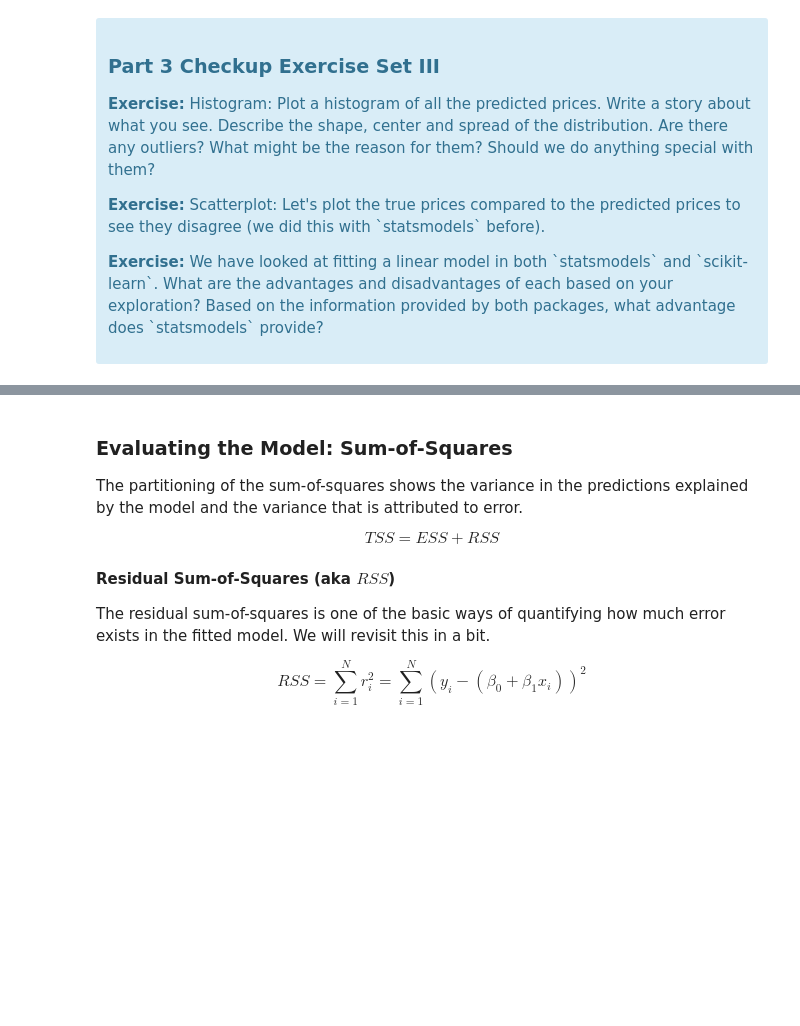
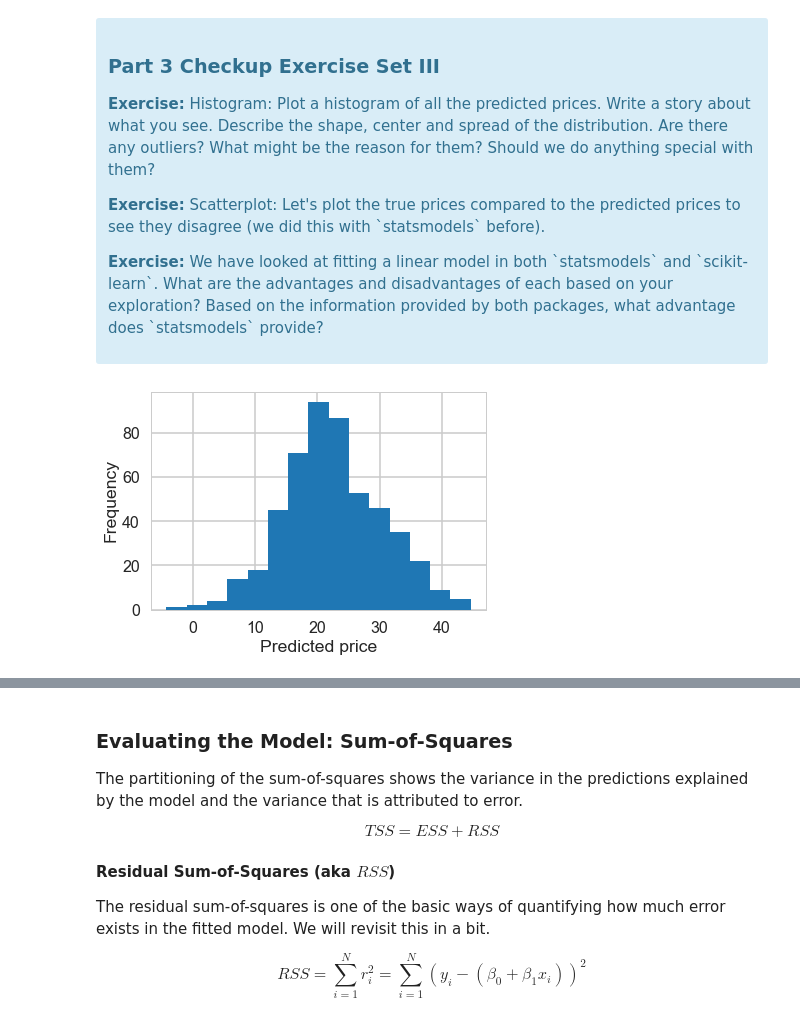
Before and after one commit to twinters01/springboard, a Jupyter notebook: linear_regression/Mini_Project_Linear_Regression.ipynb, the cells around one changed output, grey strips where cells are left out. Saved outputs shown, nothing was run; the diff lists cells and outputs as text; code cells hidden in the pictures; blank space fills up the shorter version.

```diff
--- a/linear_regression/Mini_Project_Linear_Regression.ipynb
+++ b/linear_regression/Mini_Project_Linear_Regression.ipynb
@@ -568,0 +608,8 @@ lm.predict(X)[0:5]
+# %%
+# your turn
+plt.hist(lm.predict(X),bins=15)
+plt.xlabel('Predicted price')
+plt.ylabel('Frequency')
+plt.show()
+# %% [output]
+[figure, added]
```
Also changed, not shown: parts of 31 cells of this notebook.
